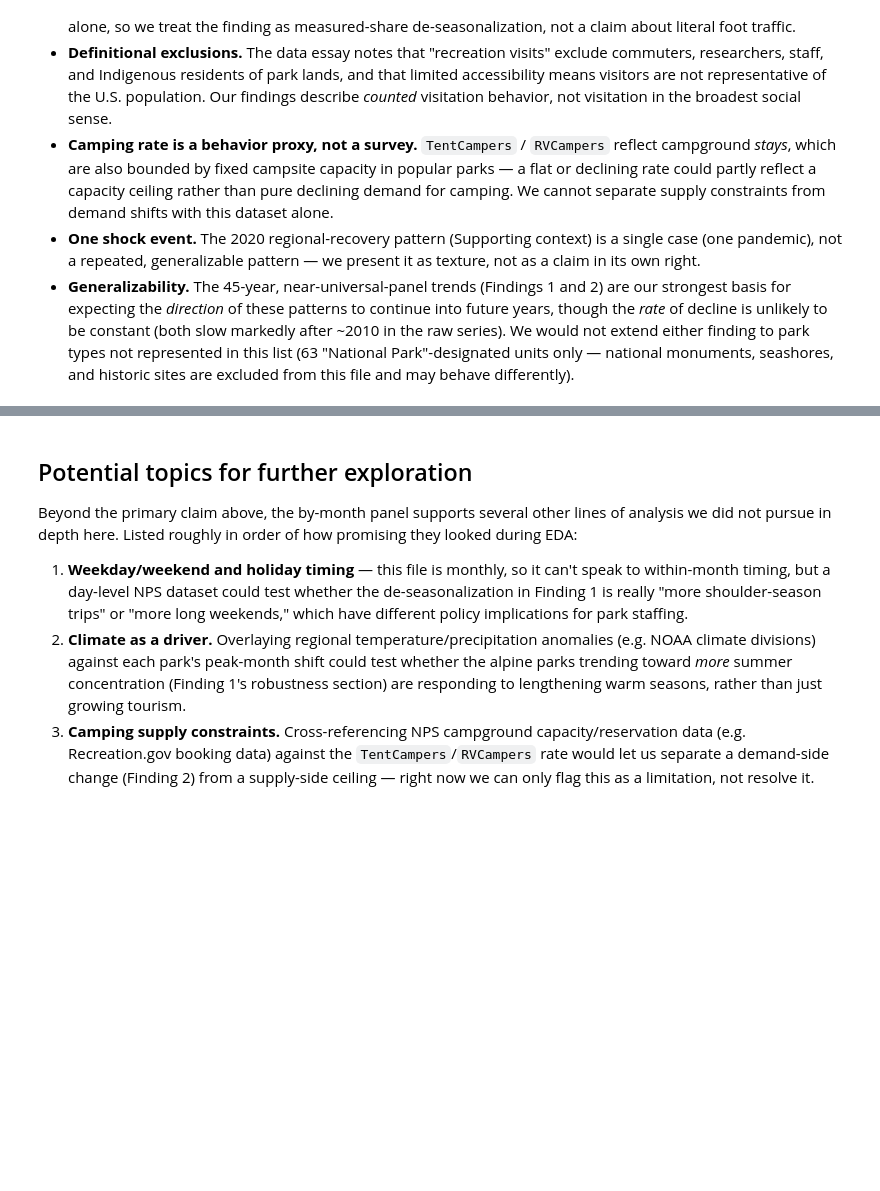
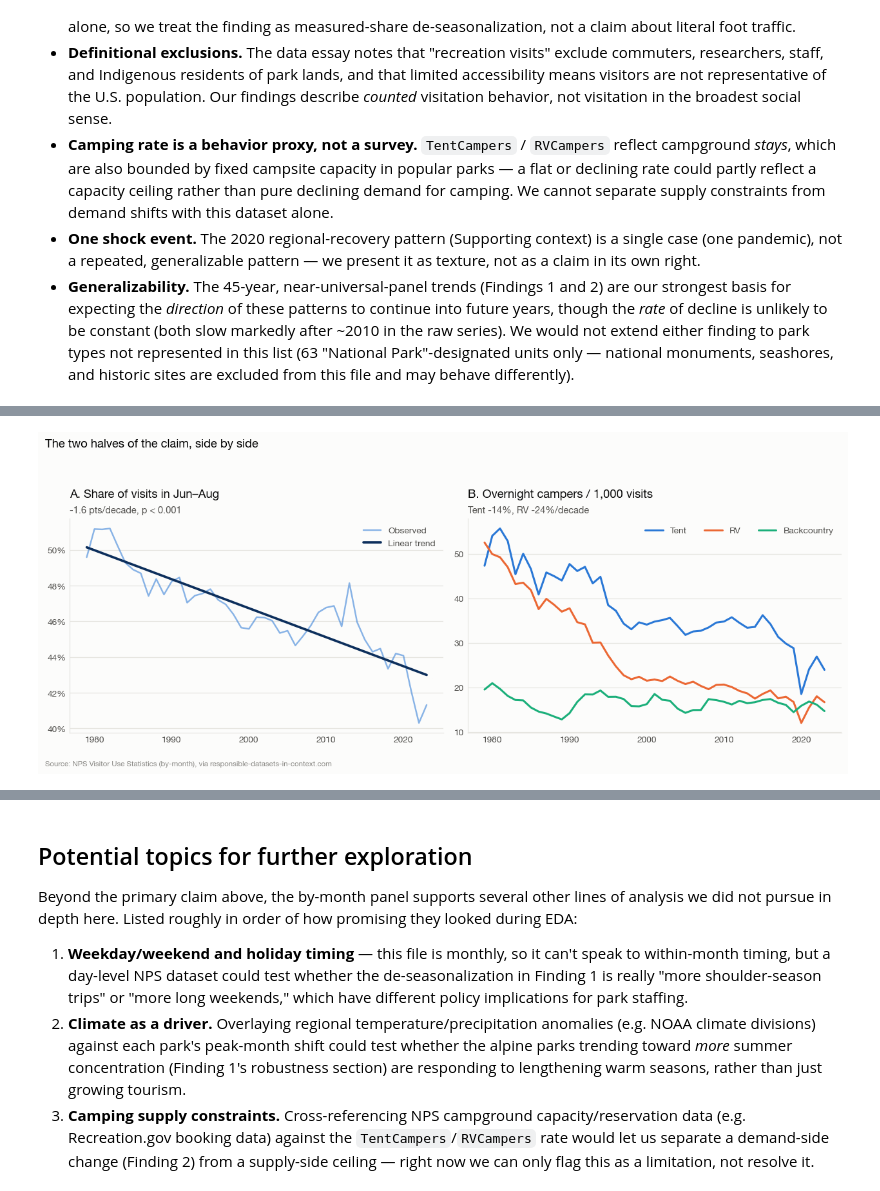
Before and after one commit to sikandaral/SI_699_mini_project, a Jupyter notebook: notebooks/sikandar_eda.ipynb, the cells around one changed output, grey strips where cells are left out. Cells and saved outputs as stored; diff of their text form; code cells hidden in the pictures; blank space fills up the shorter version.

```diff
--- a/notebooks/sikandar_eda.ipynb
+++ b/notebooks/sikandar_eda.ipynb
@@ -583,0 +532,31 @@ visits already), so the same measures might behave quite differently there.
+# %%
+fig, axes = plt.subplots(1, 2, figsize=(11.5, 4.2))
+
+# Panel A: national summer-visit share and its trend (Finding 1)
+ax = axes[0]
+ax.plot(summer.index, summer.values, color=npviz.BLUE, lw=1.6, alpha=0.55, label="Observed")
+ax.plot(years, pred, color=npviz.DARK_BLUE, lw=2.4, label="Linear trend")
+npviz.pct_axis(ax)
+npviz.title(ax, "A. Share of visits in Jun–Aug",
+            f"{fit.slope * 100:+.1f} pts/decade, p < 0.001")
+ax.legend(loc="upper right")
+
+# Panel B: overnight-camping rate and its trend (Finding 2)
+ax = axes[1]
+series_colors = {"TentCampers": npviz.BLUE, "RVCampers": npviz.ORANGE, "Backcountry": npviz.AQUA}
+labels = {"TentCampers": "Tent", "RVCampers": "RV", "Backcountry": "Backcountry"}
+for col, color in series_colors.items():
+    ax.plot(per_1000.index, per_1000[col], color=color, lw=2, label=labels[col])
+npviz.title(ax, "B. Overnight campers / 1,000 visits",
+            f"Tent {camp_fits['TentCampers'].slope:+.0f}%, "
+            f"RV {camp_fits['RVCampers'].slope:+.0f}%/decade")
+ax.legend(loc="upper right", ncols=3)
+
+fig.suptitle("The two halves of the claim, side by side",
+             fontsize=12, fontweight="bold", x=0.01, ha="left", y=1.06)
+npviz.source_note(fig)
+npviz.save(fig, "07_claim_summary_panels")
+plt.tight_layout()
+plt.show()
+# %% [output]
+[figure, added]
```
Also changed, not shown: parts of 12 cells of this notebook.
